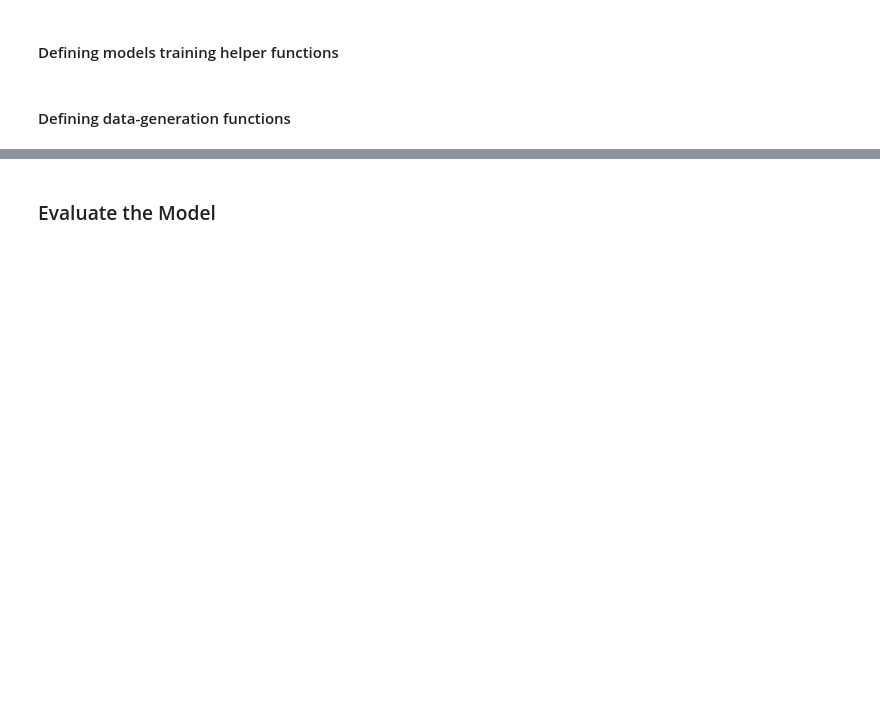
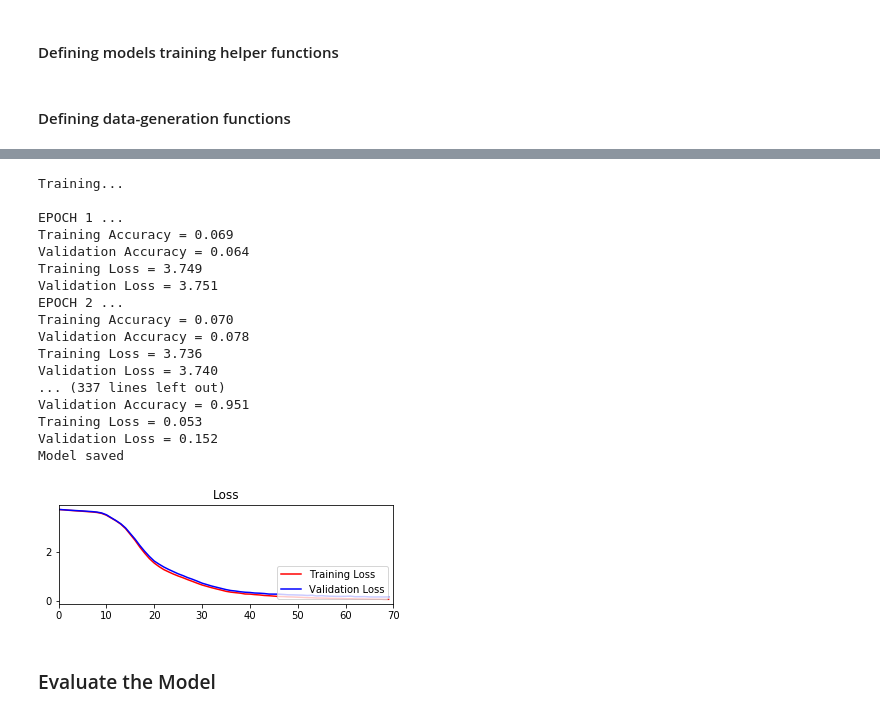
Before and after one commit to tranlv/Self-Driving-Car-Engineer-Part-1, a Jupyter notebook: Traffic Sign Classifier/notebook/Traffic_Sign_Classifier.ipynb, the cells around one changed output, grey strips where cells are left out. Cells and saved outputs as stored; diff of their text form; code cells hidden in the pictures; blank space fills up the shorter version.

```diff
--- a/Traffic Sign Classifier/notebook/Traffic_Sign_Classifier.ipynb
+++ b/Traffic Sign Classifier/notebook/Traffic_Sign_Classifier.ipynb
@@ -477,3 +368,24 @@ Model saved
+# %%
+-
+# %% [output]
+Training...
+
+EPOCH 1 ...
+Training Accuracy = 0.069
+Validation Accuracy = 0.064
+Training Loss = 3.749
+Validation Loss = 3.751
+EPOCH 2 ...
+Training Accuracy = 0.070
+Validation Accuracy = 0.078
+Training Loss = 3.736
+Validation Loss = 3.740
+... (337 lines left out)
+Validation Accuracy = 0.951
+Training Loss = 0.053
+Validation Loss = 0.152
+Model saved
+[figure, added]
 # %% [markdown]
 ### Evaluate the Model
 # %%
```
Also changed, not shown: parts of 8 cells of this notebook, 2 other files.
